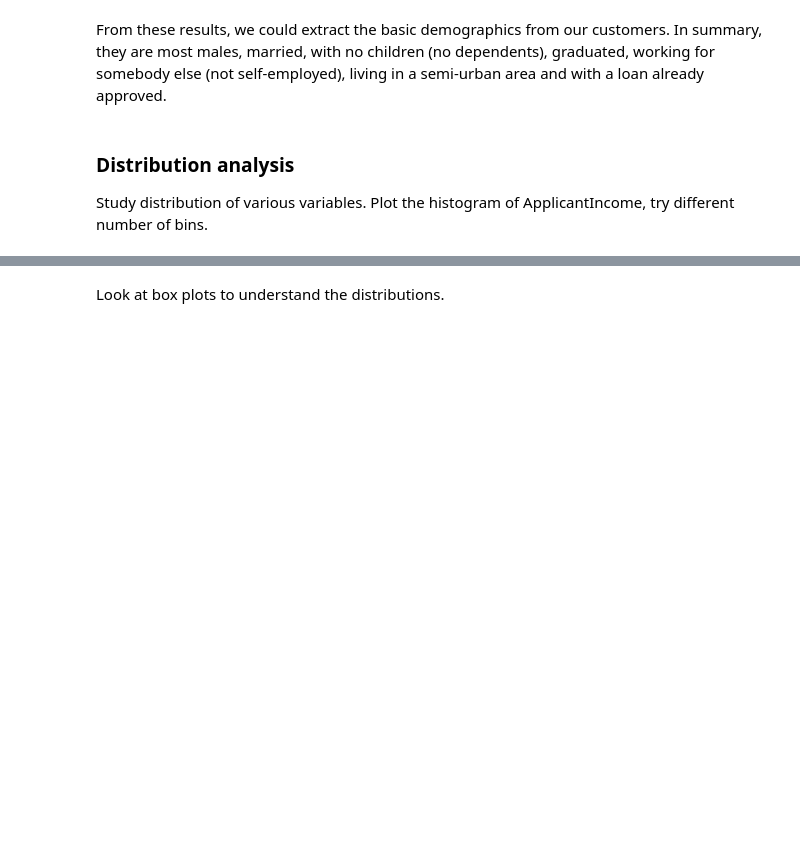
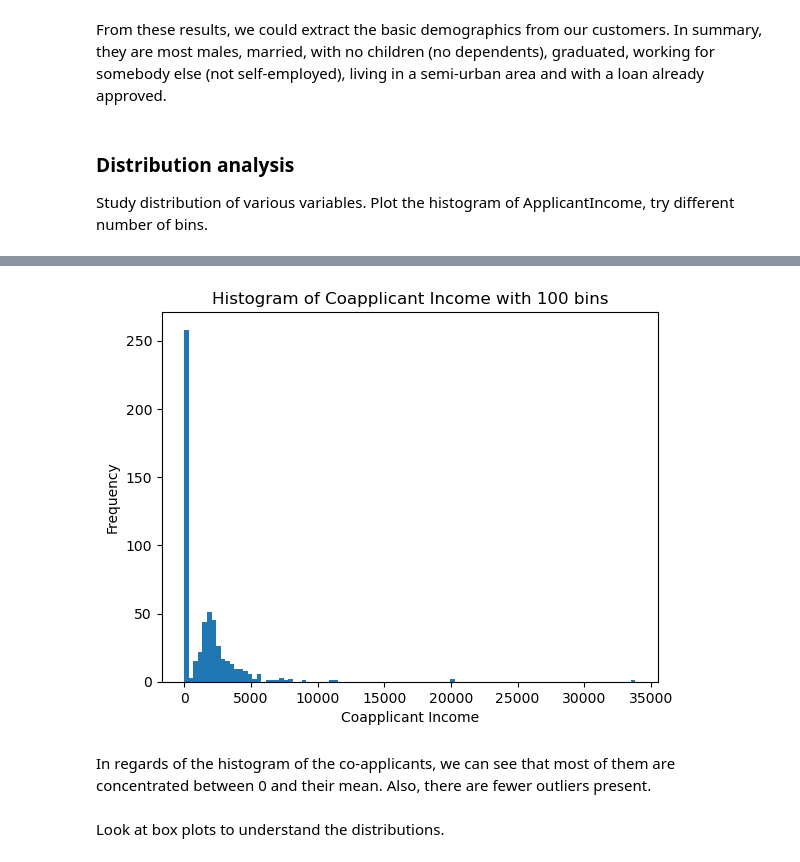
Before and after one commit to rafaelaqfc/Loan-Prediction-Project, a Jupyter notebook: notebooks/instructions.ipynb, the cells around one changed output, grey strips where cells are left out. Cells and saved outputs as stored; diff of their text form; code cells hidden in the pictures; blank space fills up the shorter version.

```diff
--- a/notebooks/instructions.ipynb
+++ b/notebooks/instructions.ipynb
@@ -342,3 +371,14 @@ Study distribution of various variables. Plot the histogram of ApplicantIncome,
+# %%
+# Plotting the histogram of CoapplicantIncome with 100 bins
+plt.hist(df_numeric['CoapplicantIncome'], bins=100)
+plt.title('Histogram of Coapplicant Income with 100 bins')
+plt.xlabel('Coapplicant Income')
+plt.ylabel('Frequency')
+plt.show()
+# %% [output]
+[figure, added]
+# %% [markdown]
+In regards of the histogram of the co-applicants, we can see that most of them are concentrated between 0 and their mean. Also, there are fewer outliers present.
 # %% [markdown]
 
 Look at box plots to understand the distributions.
```
Also changed, not shown: parts of 23 cells of this notebook.
